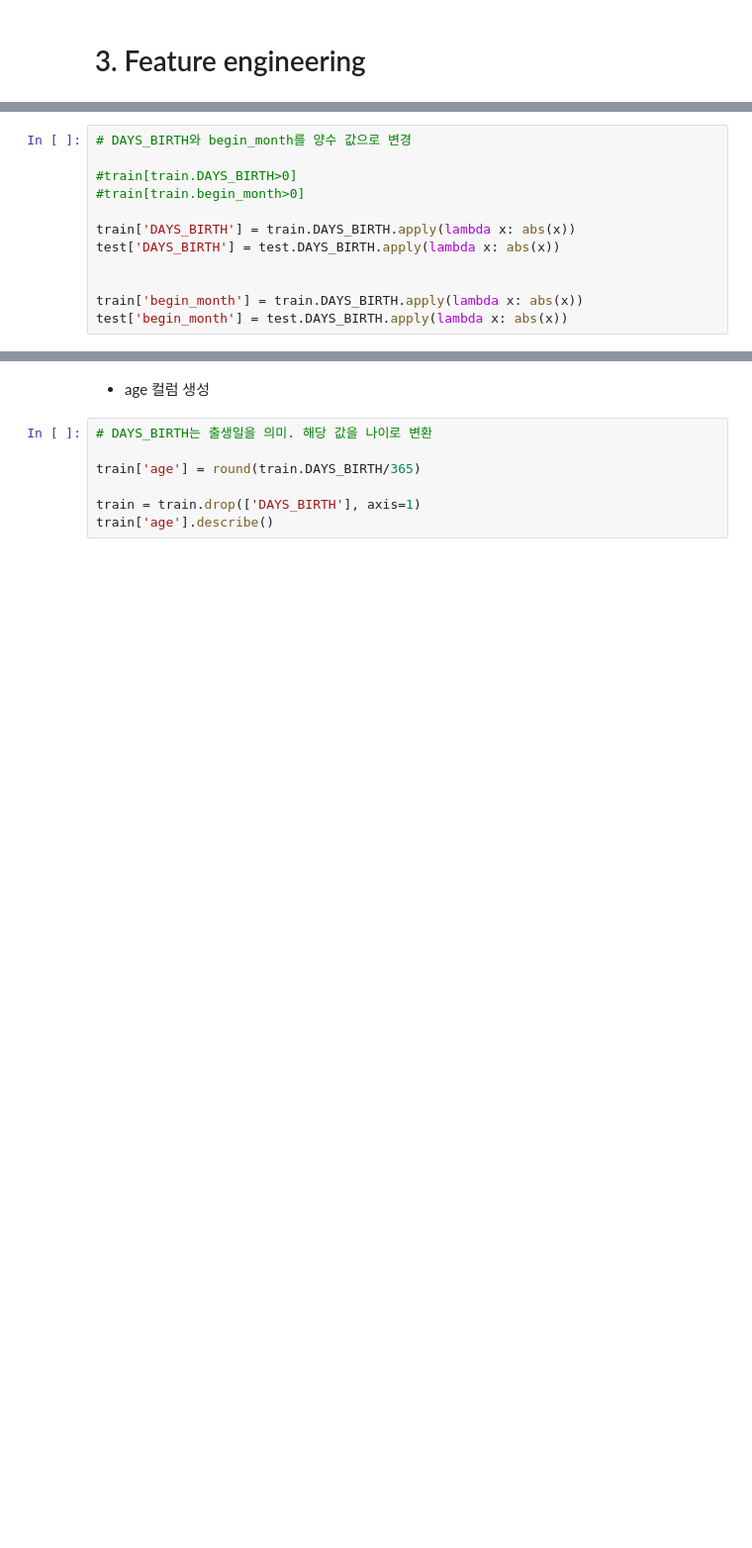
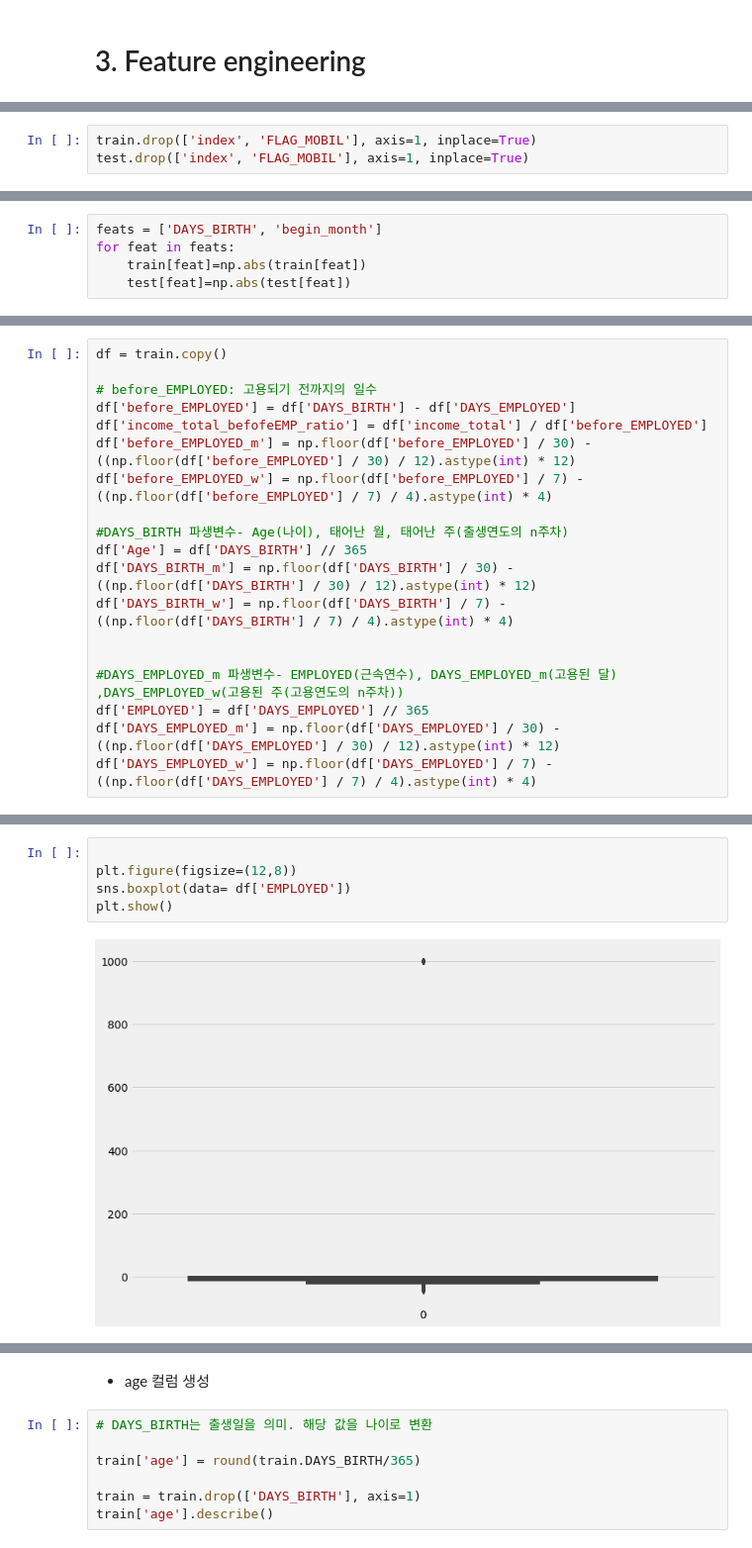
Before and after one commit to juhee3199/credit_score_predict, a Jupyter notebook: code/credit_1.ipynb, the cells around one changed output, grey strips where cells are left out. Shown at 99% size. Saved outputs shown, nothing was run; the diff lists cells and outputs as text; blank space fills up the shorter version.

```diff
--- a/code/credit_1.ipynb
+++ b/code/credit_1.ipynb
@@ -695,12 +819,3 @@ train[train.family_size==20]
-# %%
-# DAYS_BIRTH와 begin_month를 양수 값으로 변경
-
-#train[train.DAYS_BIRTH>0]
-#train[train.begin_month>0]
-
-train['DAYS_BIRTH'] = train.DAYS_BIRTH.apply(lambda x: abs(x))
-test['DAYS_BIRTH'] = test.DAYS_BIRTH.apply(lambda x: abs(x))
-
-
-train['begin_month'] = train.DAYS_BIRTH.apply(lambda x: abs(x))
-test['begin_month'] = test.DAYS_BIRTH.apply(lambda x: abs(x))
+# %%
+train.drop(['index', 'FLAG_MOBIL'], axis=1, inplace=True)
+test.drop(['index', 'FLAG_MOBIL'], axis=1, inplace=True)
@@ -706,0 +826,5 @@ test['begin_month'] = test.DAYS_BIRTH.apply(lambda x: abs(x))
+# %%
+feats = ['DAYS_BIRTH', 'begin_month']
+for feat in feats:
+    train[feat]=np.abs(train[feat])
+    test[feat]=np.abs(test[feat])
@@ -706,0 +882,19 @@ test['begin_month'] = test.DAYS_BIRTH.apply(lambda x: abs(x))
+# %%
+df = train.copy()
+
+# before_EMPLOYED: 고용되기 전까지의 일수
+df['before_EMPLOYED'] = df['DAYS_BIRTH'] - df['DAYS_EMPLOYED']
+df['income_total_befofeEMP_ratio'] = df['income_total'] / df['before_EMPLOYED']
+df['before_EMPLOYED_m'] = np.floor(df['before_EMPLOYED'] / 30) - ((np.floor(df['before_EMPLOYED'] / 30) / 12).astype(int) * 12)
+df['before_EMPLOYED_w'] = np.floor(df['before_EMPLOYED'] / 7) - ((np.floor(df['before_EMPLOYED'] / 7) / 4).astype(int) * 4)
+
+#DAYS_BIRTH 파생변수- Age(나이), 태어난 월, 태어난 주(출생연도의 n주차)
+df['Age'] = df['DAYS_BIRTH'] // 365
+df['DAYS_BIRTH_m'] = np.floor(df['DAYS_BIRTH'] / 30) - ((np.floor(df['DAYS_BIRTH'] / 30) / 12).astype(int) * 12)
+df['DAYS_BIRTH_w'] = np.floor(df['DAYS_BIRTH'] / 7) - ((np.floor(df['DAYS_BIRTH'] / 7) / 4).astype(int) * 4)
+
+
+#DAYS_EMPLOYED_m 파생변수- EMPLOYED(근속연수), DAYS_EMPLOYED_m(고용된 달) ,DAYS_EMPLOYED_w(고용된 주(고용연도의 n주차))
+df['EMPLOYED'] = df['DAYS_EMPLOYED'] // 365
+df['DAYS_EMPLOYED_m'] = np.floor(df['DAYS_EMPLOYED'] / 30) - ((np.floor(df['DAYS_EMPLOYED'] / 30) / 12).astype(int) * 12)
+df['DAYS_EMPLOYED_w'] = np.floor(df['DAYS_EMPLOYED'] / 7) - ((np.floor(df['DAYS_EMPLOYED'] / 7) / 4).astype(int) * 4)
@@ -706,0 +925,7 @@ test['begin_month'] = test.DAYS_BIRTH.apply(lambda x: abs(x))
+# %%
+
+plt.figure(figsize=(12,8))
+sns.boxplot(data= df['EMPLOYED'])
+plt.show()
+# %% [output]
+[figure, added]
```
Also changed, not shown: parts of 90 cells of this notebook.
